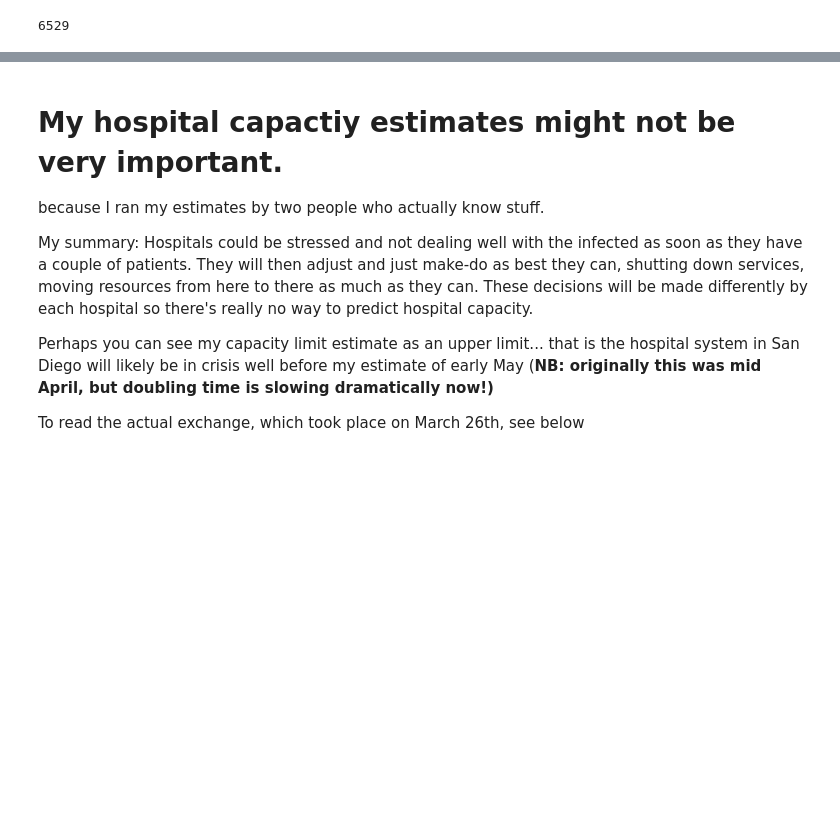
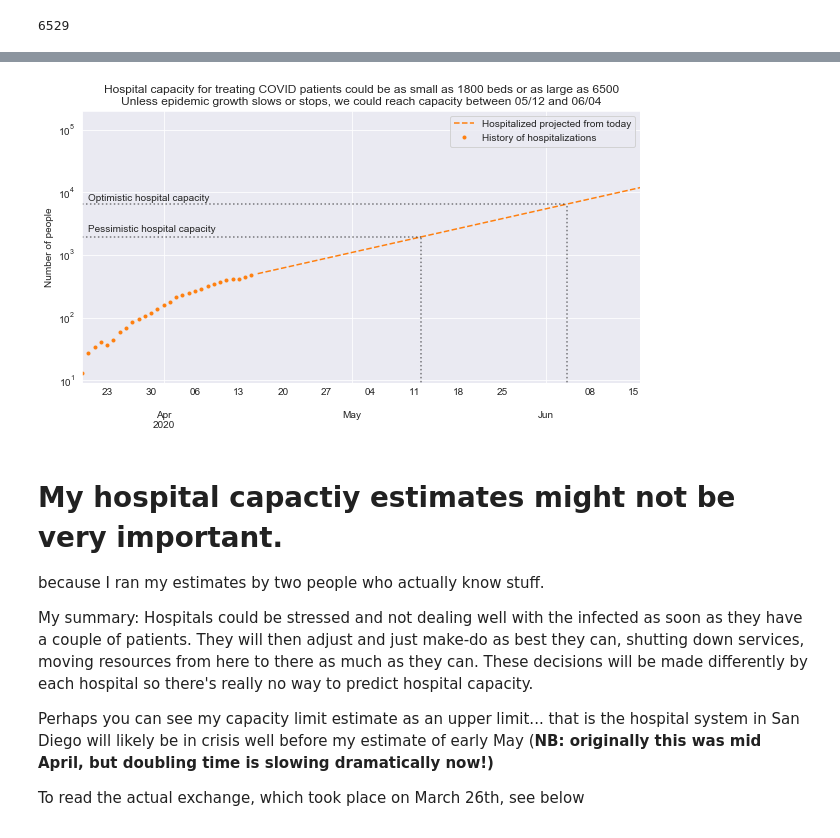
Before and after one commit to jasongfleischer/SanDiegoCountyCOVID19, a Jupyter notebook: San Diego Country Coronavirus History.ipynb, the cells around one changed output, grey strips where cells are left out. Saved outputs shown, nothing was run; the diff lists cells and outputs as text; code cells hidden in the pictures; blank space fills up the shorter version.

```diff
--- a/San Diego Country Coronavirus History.ipynb
+++ b/San Diego Country Coronavirus History.ipynb
@@ -749,0 +771,81 @@ ICUs reach capacity on 2020-05-18 13:00:25.191834594
+# %%
+# this projection is based on doubling time calculated only over the last week of data
+daysfwd = 90
+fromdate = (pd.Timestamp(today)-pd.Timedelta('6 days')).isoformat().split('T')[0]
+startproj = (pd.Timestamp(today)+pd.Timedelta('1 day')).isoformat().split('T')[0]
+daystoproj = (pd.Timestamp('2020-03-19') + pd.Timedelta('{} days'.format(daysfwd)) - pd.Timestamp(fromdate)).days
+print('Calculate exponential parameters on data from {} to {}, then project forward using those parameters for {} days'.format(fromdate,today,daystoproj))
+
+doubling_time, ci95, case_p_est, case_p_cov  = estimate_doubling_time(cases[fromdate:])
+doubling_time, ci95, orig_case_p_est, orig_case_p_cov  = estimate_doubling_time(cases['2020-03-19':'2020-03-26'])
+doubling_time, ci95, hosp_p_est, hosp_p_cov = estimate_doubling_time(hospitalizations[fromdate:])
+doubling_time, ci95, orig_hosp_p_est, orig_hosp_p_cov = estimate_doubling_time(hospitalizations['2020-03-19':'2020-03-26'])
+doubling_time, ci95, icu_p_est, icu_p_cov = estimate_doubling_time(icu[fromdate:])
+hospital_capacity = days_to_value(hosp_p_est,availbeds)
+hospital_capacityO = days_to_value(hosp_p_est,availbedsO)
+orig_hospital_capacity = days_to_value(orig_hosp_p_est,availbeds)
+print('Before social distancing had enough time to work, hospitals were projected to reach capacity on {}'.format(pd.Timestamp('2020-03-20') + pd.Timedelta('1 day')*orig_hospital_capacity))
+
+print('Now I think hospitals reach capacity on {}'.format(pd.Timestamp(fromdate) + pd.Timedelta('1 day')*hospital_capacity))
+
+print('Or optimistically they reach capacity on {}'.format(pd.Timestamp(fromdate) + pd.Timedelta('1 day')*hospital_capacityO))
+
+icu_capacity = days_to_value(icu_p_est, availicu)
+print('ICUs reach capacity on {}'.format(pd.Timestamp(fromdate) + pd.Timedelta('1 day')*icu_capacity))
+
+
+
+
+
+projhosp = pd.DataFrame(exfunc(range(0,daystoproj),hosp_p_est[0],hosp_p_est[1]),
+                        index=pd.date_range(start=fromdate,periods=daystoproj)
+                        ).astype(int)
+
+
+projhosp.columns = ['Hospitalized projected from today']
+
+projected = projhosp[startproj:]
+
+ts1 = pd.Timestamp(fromdate) + pd.Timedelta('1 day')*hospital_capacity
+ts2 = pd.Timestamp(fromdate) + pd.Timedelta('1 day')*hospital_capacityO
+
+actual =  hospitalizations.rename('History of hospitalizations')
+actual.index = pd.DatetimeIndex(actual.index)
+
+fig, ax = plt.subplots(figsize=(10, 5))
+projected.plot(
+    title=('Hospital capacity for treating COVID patients could be as small as 1800 beds or as large as 6500\n' +
+           'Unless epidemic growth slows or stops, we could reach capacity between {} and {}').format(
+        ts1.strftime('%m/%d'), ts2.strftime('%m/%d'))
+    ,ax=ax,logy=True,linestyle='--',color=colors[1]);
+
+actual.plot(ax=ax,logy=True,marker='.',linestyle='',color=colors[1]);
+
+
+plt.ylabel('Number of people');
+
+shiftvline = (pd.Timestamp(fromdate) - pd.Timestamp('2020-03-19')).days
+xmn = ax.get_xbound()[0]
+xmx = (hospital_capacity + xmn + shiftvline)
+ymn = 0
+ymx = availbeds
+ax.plot([xmn, xmx], [ymx,ymx], linestyle=':', color='k', alpha=0.5);
+ax.plot([xmx, xmx], [ymn,ymx], linestyle=':', color='k', alpha=0.5);
+ax.annotate('Pessimistic hospital capacity',
+            xy=(xmn+1, 2300), xycoords='data', fontsize=10);
+xmn = ax.get_xbound()[0]
+xmx = (hospital_capacityO + xmn + shiftvline)
+ymn = 0
+ymx = availbedsO
+ax.plot([xmn, xmx], [ymx,ymx], linestyle=':', color='k', alpha=0.5);
+ax.plot([xmx, xmx], [ymn,ymx], linestyle=':', color='k', alpha=0.5);
+ax.annotate('Optimistic hospital capacity',
+            xy=(xmn+1, 7200), xycoords='data', fontsize=10);
+
+lims = list(plt.ylim())
+lims[1] = 2.0*10**5
+plt.ylim(lims)
+
+plt.legend(loc='best')#, bbox_to_anchor=(0., .5, 1., 0.5))
+plt.savefig('Plots/hospitalcapacity-future.png',dpi=300);
+# %% [output]
@@ -750,3 +862,4 @@ ICUs reach capacity on 2020-05-18 13:00:25.191834594
+[figure, added]
 # %% [markdown]
 # My hospital capactiy estimates might not be very important.
 because I ran my estimates by two people who actually know stuff.
```
Also changed, not shown: parts of 13 cells of this notebook, 11 other files.
